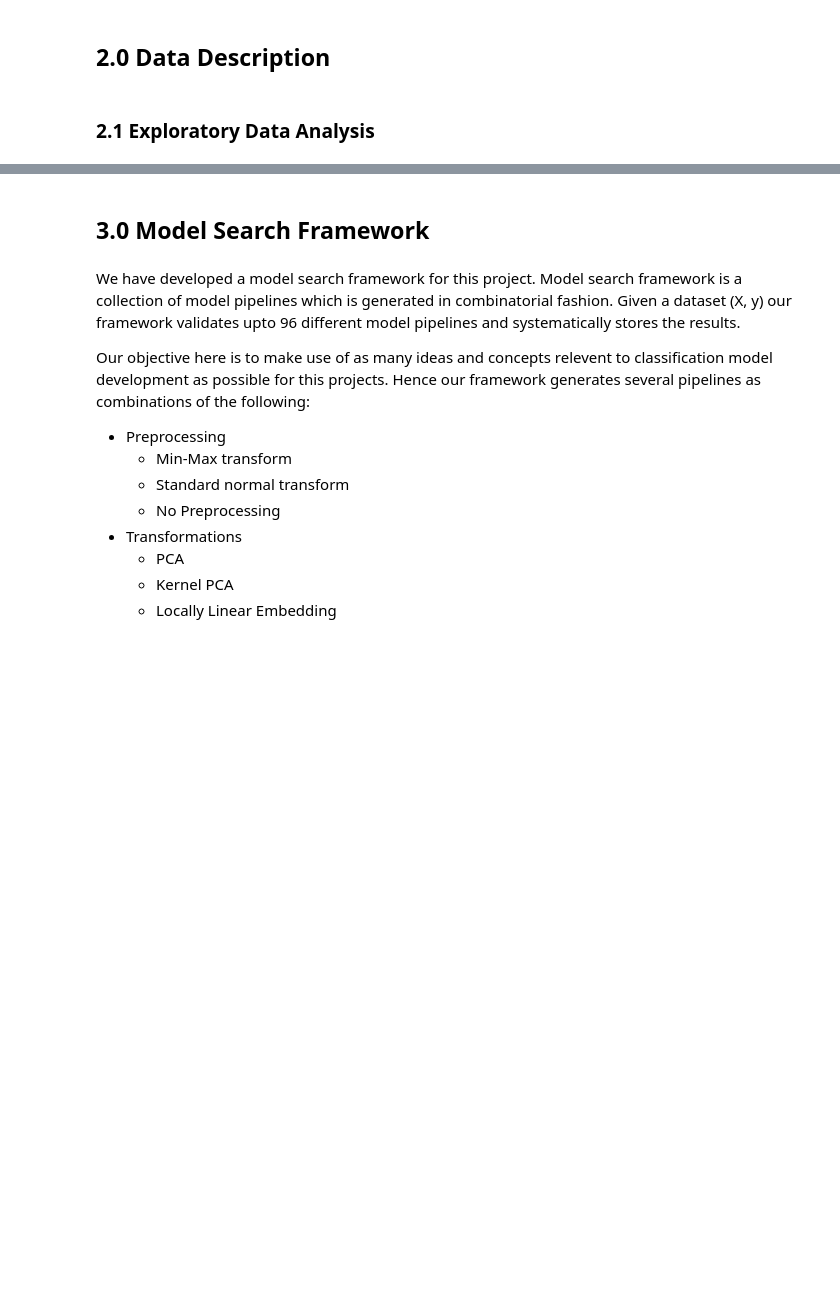
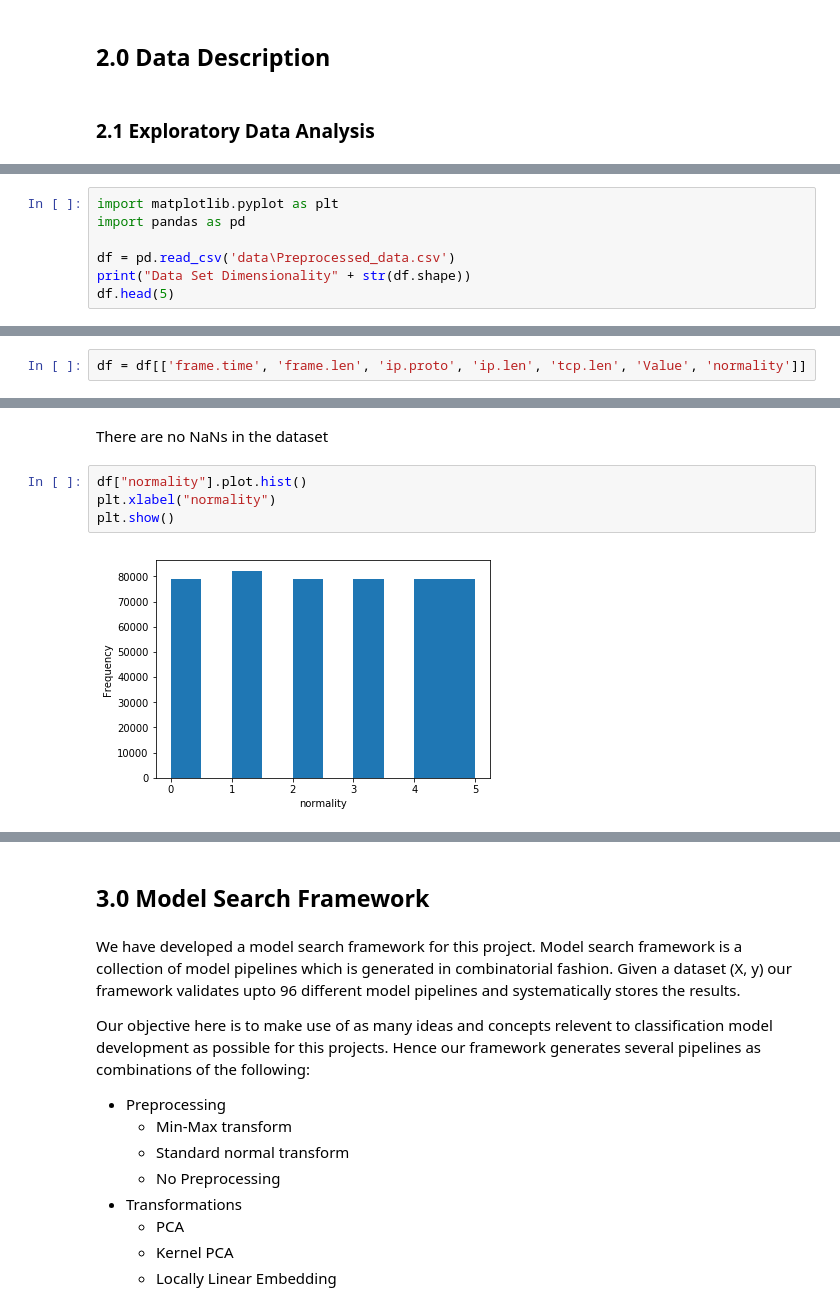
Before and after one commit to VinGPan/Machine_Learning_3252_project, a Jupyter notebook: project.ipynb, the cells around one changed output, grey strips where cells are left out. Drawn from its saved outputs; the diff is of its cells as text; blank space fills up the shorter version.

```diff
--- a/project.ipynb
+++ b/project.ipynb
@@ -10,0 +11,7 @@ import matplotlib.pyplot as plt
+# %%
+import matplotlib.pyplot as plt
+import pandas as pd
+
+df = pd.read_csv('data\Preprocessed_data.csv')
+print("Data Set Dimensionality" + str(df.shape))
+df.head(5)
@@ -10,0 +46,2 @@ import matplotlib.pyplot as plt
+# %%
+df = df[['frame.time', 'frame.len', 'ip.proto', 'ip.len', 'tcp.len', 'Value', 'normality']]
@@ -10,0 +59,8 @@ import matplotlib.pyplot as plt
+# %% [markdown]
+There are no NaNs in the dataset
+# %%
+df["normality"].plot.hist()
+plt.xlabel("normality")
+plt.show()
+# %% [output]
+[figure, added]
```
Also changed, not shown: parts of 18 cells of this notebook, 1 other file.
